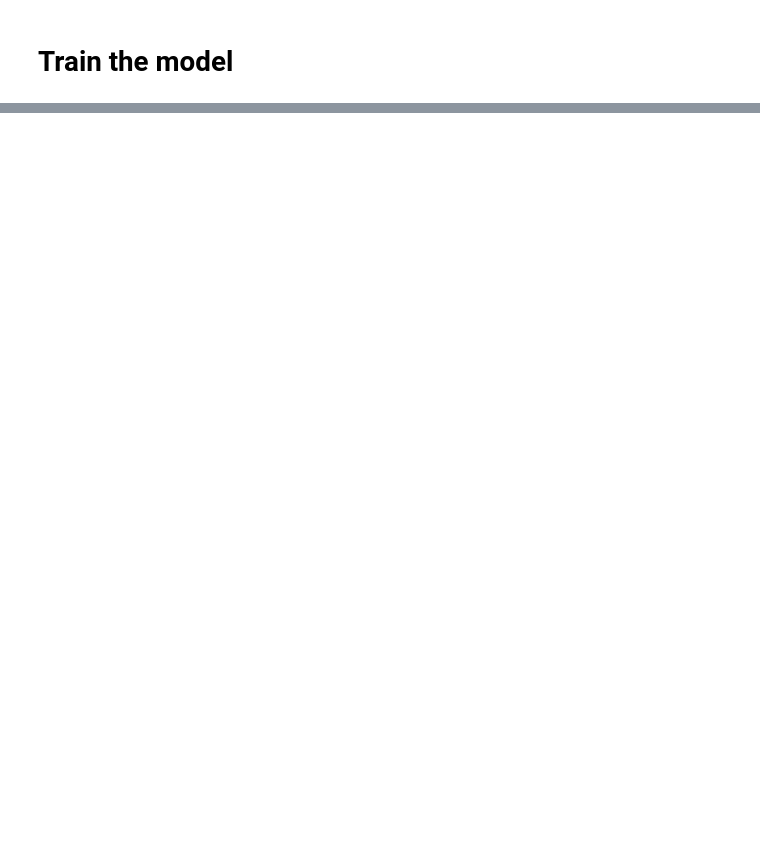
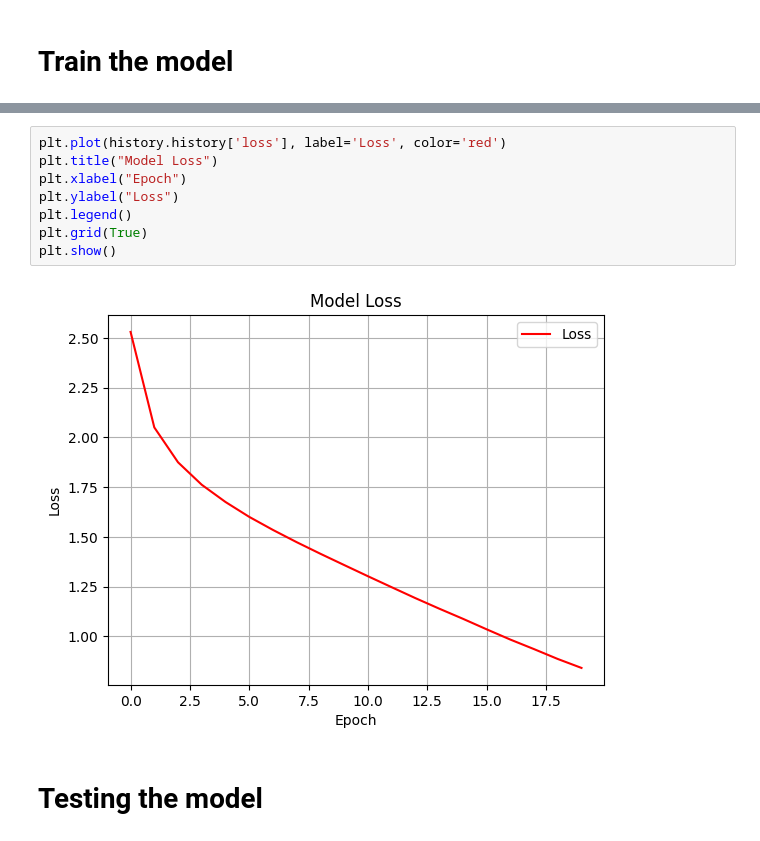
Before and after one commit to Qadeer1813/Data-Science-and-Machine-Learning-RNN, a Jupyter notebook: RNN Model Attempt/RNN_Model.ipynb, the cells around one changed output, grey strips where cells are left out. Drawn from its saved outputs; the diff is of its cells as text; blank space fills up the shorter version.

```diff
--- a/RNN Model Attempt/RNN_Model.ipynb
+++ b/RNN Model Attempt/RNN_Model.ipynb
@@ -191,0 +189,12 @@ Epoch 5/5
+# %%
+plt.plot(history.history['loss'], label='Loss', color='red')
+plt.title("Model Loss")
+plt.xlabel("Epoch")
+plt.ylabel("Loss")
+plt.legend()
+plt.grid(True)
+plt.show()
+# %% [output]
+[figure, added]
+# %% [markdown]
+# Testing the model
```
Also changed, not shown: parts of 31 cells of this notebook, 1 other file.
